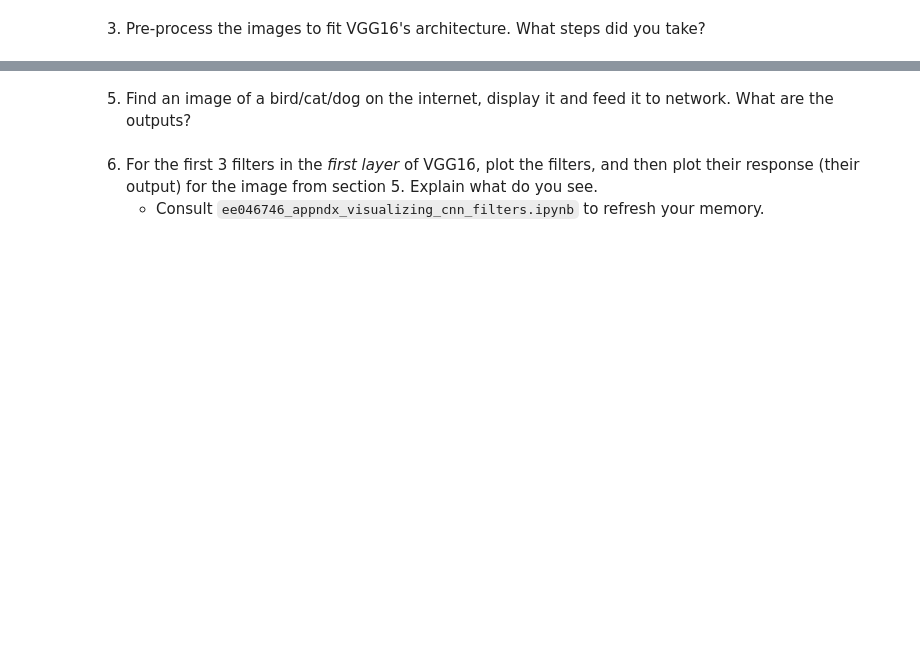
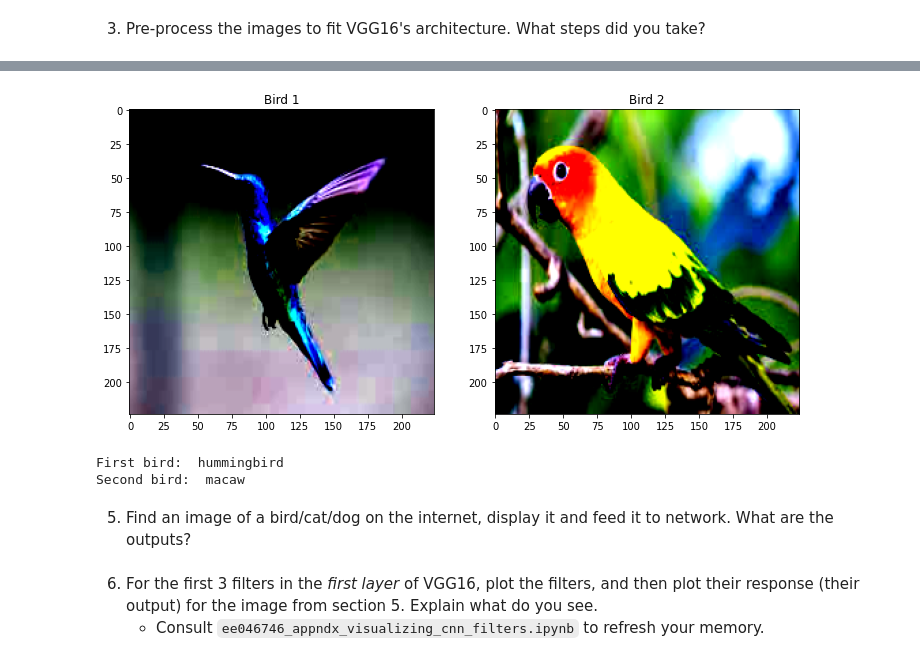
Before and after one commit to DariaHasin/cv-course, a Jupyter notebook: HW1 - Classification/ee046746_hw1_classification.ipynb, the cells around one changed output, grey strips where cells are left out. Drawn from its saved outputs; the diff is of its cells as text; code cells hidden in the pictures; blank space fills up the shorter version.

```diff
--- a/HW1 - Classification/ee046746_hw1_classification.ipynb
+++ b/HW1 - Classification/ee046746_hw1_classification.ipynb
@@ -531,0 +569,22 @@ You can use the following transform to normalize:
+# %%
+transforms = transforms.Compose([
+    transforms.ToTensor(), # converts all images into [0,1]
+    transforms.ColorJitter(brightness=0.2, contrast=0.2, saturation=0.1, hue=0.1),
+    transforms.Resize((224, 224)),
+    transforms.Normalize(mean=[0.485, 0.456, 0.406], std=[0.229, 0.224, 0.225]),
+])
+
+tensor_img1 = transforms(img_bird1)
+tensor_img2 = transforms(img_bird2)
+
+fig = plt.figure(figsize=(12, 12))
+
+ax = fig.add_subplot(1, 2 ,1)
+ax.imshow(tensor_img1.permute(1, 2, 0))
+ax.set_title('Bird 1')
+
+ax = fig.add_subplot(1, 2 ,2)
+ax.imshow(tensor_img2.permute(1, 2, 0))
+ax.set_title('Bird 2')
+plt.show()
+# %% [output]
@@ -532,3 +593,22 @@ You can use the following transform to normalize:
+[figure, added]
+# %%
+# reading the data from the file
+with open('./data/imagenet1000_clsidx_to_labels.txt') as f:
+    data = f.read()
+    labels = eval(data)
+
+prediction = vgg16_nn(tensor_img1.unsqueeze(0))
+class_id = prediction.argmax().item()
+category_name = labels[class_id]
+print('First bird: ', category_name)
+
+prediction = vgg16_nn(tensor_img2.unsqueeze(0))
+class_id = prediction.argmax().item()
+category_name = labels[class_id]
+print('Second bird: ', category_name)
+# %% [output]
+First bird:  hummingbird
+Second bird:  macaw
 # %% [markdown]
 5. Find an image of a bird/cat/dog on the internet, display it and feed it to network. What are the outputs?
 # %% [markdown]
```
Also changed, not shown: parts of 13 cells of this notebook.
